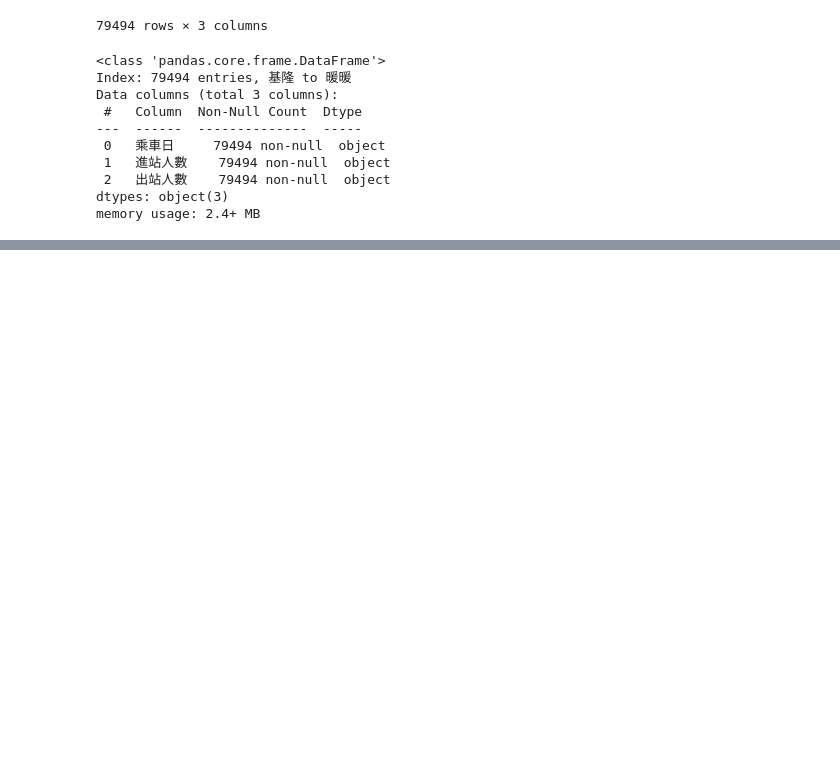
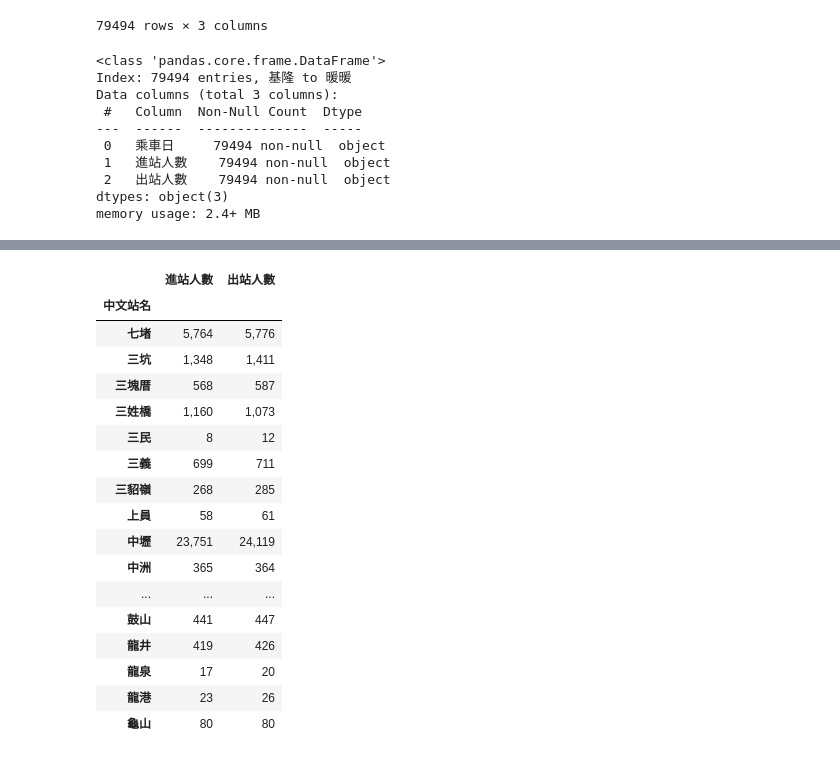
Before and after one commit to DataClaire/112_Python_chihlee_Claire, a Jupyter notebook: lesson17_3.ipynb, the cells around one changed output, grey strips where cells are left out. Saved outputs shown, nothing was run; the diff lists cells and outputs as text; code cells hidden in the pictures; blank space fills up the shorter version.

```diff
--- a/lesson17_3.ipynb
+++ b/lesson17_3.ipynb
@@ -164,0 +165,10 @@ memory usage: 4.4+ MB
+# %%
+def toInt(value:str) -> int:
+    try:
+        return int(value)
+    except:
+        return 0
+#sites_df2['進站人數'] = sites_df2['進站人數'].map(lamda value:int(value))
+sites_df2['進站人數'] = sites_df2['進站人數'].map(toInt)
+# %%
+sites_df2['出站人數'] = sites_df2['出站人數'].astype(int)
@@ -164,0 +192,3 @@ memory usage: 4.4+ MB
+# %%
+sites_df3 = sites_df2.groupby('中文站名')[['進站人數', '出站人數']].mean()
+sites_df3
@@ -164,0 +210,24 @@ memory usage: 4.4+ MB
+# %%
+import matplotlib.pyplot as plt
+sites_df3.style\
+    .format(precision='0', thousands=',')\
+    .background_gradient(axis=None, vmin=1, vmax=55000, cmap='BuGn')
+# %% [output]
+|  | 進站人數 | 出站人數 |
+| 中文站名 |  |  |
+| 七堵 | 5,764 | 5,776 |
+| 三坑 | 1,348 | 1,411 |
+| 三塊厝 | 568 | 587 |
+| 三姓橋 | 1,160 | 1,073 |
+| 三民 | 8 | 12 |
+| 三義 | 699 | 711 |
+| 三貂嶺 | 268 | 285 |
+| 上員 | 58 | 61 |
+| 中壢 | 23,751 | 24,119 |
+| 中洲 | 365 | 364 |
+| ... | ... | ... |
+| 鼓山 | 441 | 447 |
+| 龍井 | 419 | 426 |
+| 龍泉 | 17 | 20 |
+| 龍港 | 23 | 26 |
+| 龜山 | 80 | 80 |
```
Also changed, not shown: parts of 4 cells of this notebook, 1 other file.
